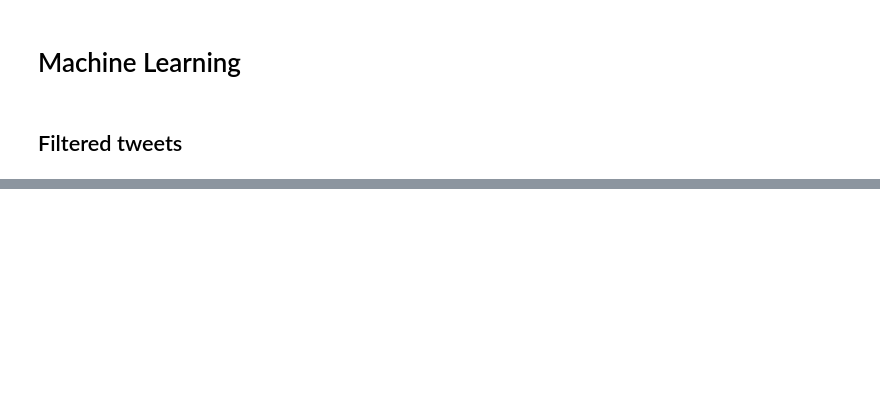
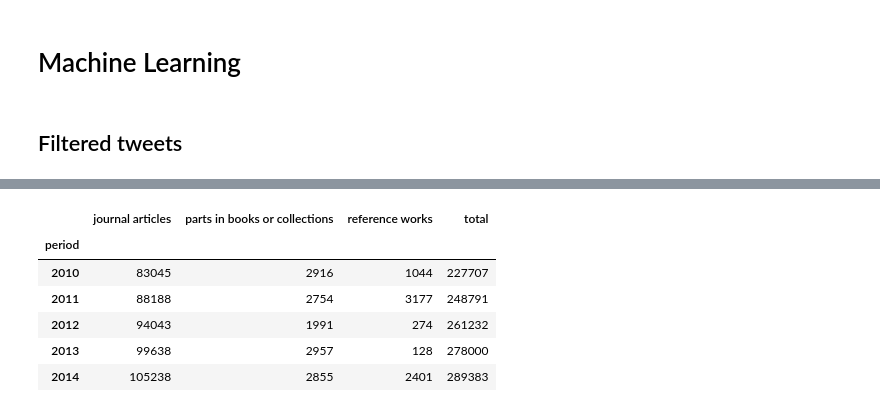
Before and after one commit to Connorrmcd6/Gartner-Hype-Cycle, a Jupyter notebook: Analysis/Notebooks/EDA_ML.ipynb, the cells around one changed output, grey strips where cells are left out. Drawn from its saved outputs; the diff is of its cells as text; code cells hidden in the pictures; blank space fills up the shorter version.

```diff
--- a/Analysis/Notebooks/EDA_ML.ipynb
+++ b/Analysis/Notebooks/EDA_ML.ipynb
@@ -237,0 +363,3 @@ plt.close()
+# %%
+df = pd.read_csv('/Users/connormcdonald/Desktop/Masters/MIT807/Data/dblp.csv')
+df = df.set_index('period')
@@ -237,0 +368,11 @@ plt.close()
+# %%
+df2 = df.iloc[:, 4:8]
+df2.head()
+# %% [output]
+|  | journal articles | parts in books or collections | reference works | total |
+| period |  |  |  |  |
+| 2010 | 83045 | 2916 | 1044 | 227707 |
+| 2011 | 88188 | 2754 | 3177 | 248791 |
+| 2012 | 94043 | 1991 | 274 | 261232 |
+| 2013 | 99638 | 2957 | 128 | 278000 |
+| 2014 | 105238 | 2855 | 2401 | 289383 |
```
Also changed, not shown: parts of 24 cells of this notebook, 12 other files.
